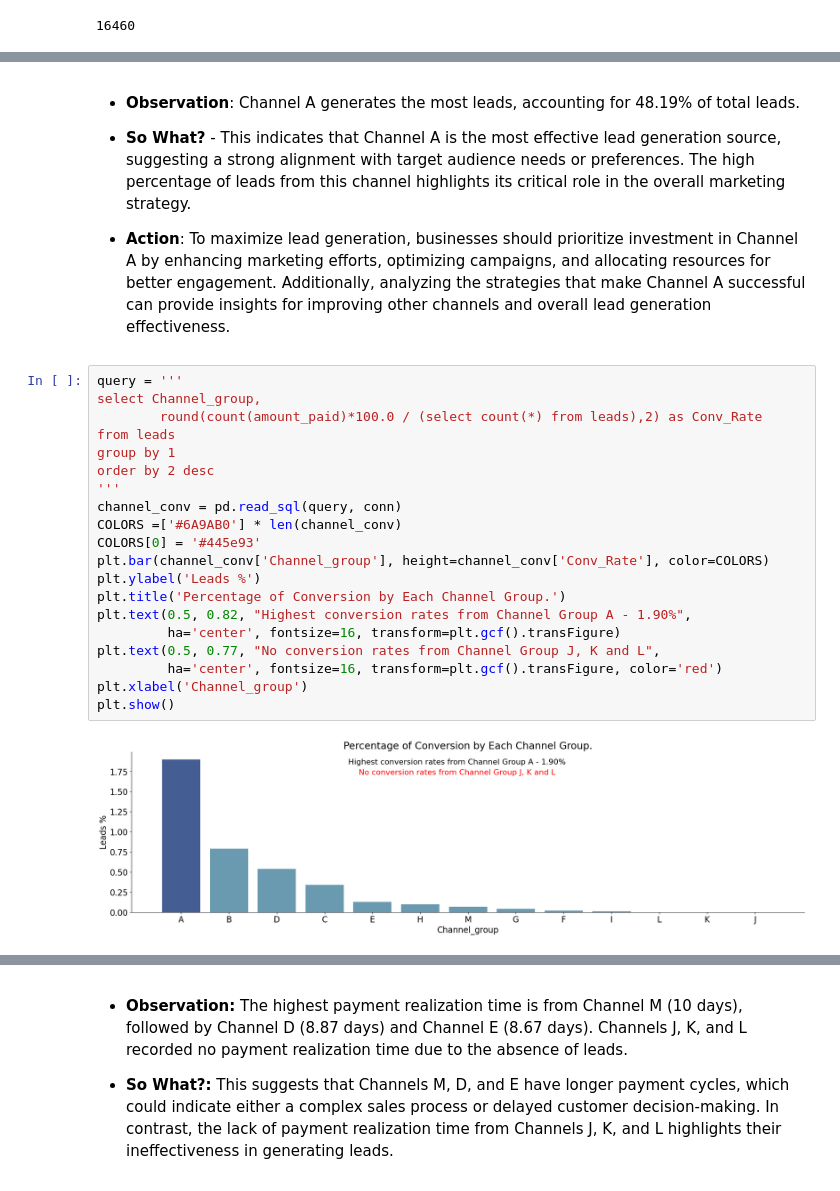
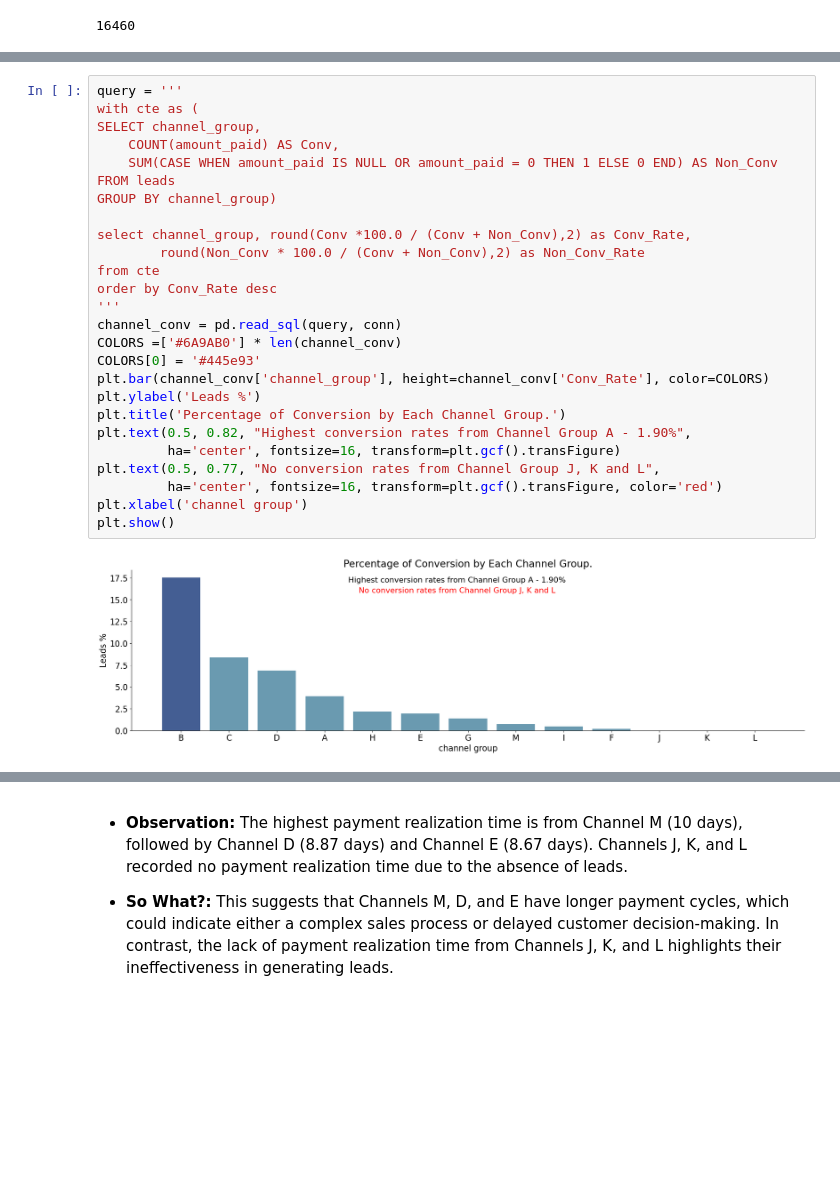
Before and after one commit to dakshbhatnagar/projects, a Jupyter notebook: lead_acquisition/analysis.ipynb, the cells around one changed output, grey strips where cells are left out. Cells and saved outputs as stored; diff of their text form; blank space fills up the shorter version.

```diff
--- a/lead_acquisition/analysis.ipynb
+++ b/lead_acquisition/analysis.ipynb
@@ -127,29 +183,28 @@ Channel_group
-# %% [markdown]
-
-- **Observation**: Channel A generates the most leads, accounting for 48.19% of total leads.
-
-- **So What?** - This indicates that Channel A is the most effective lead generation source, suggesting a strong alignment with target audience needs or preferences. The high percentage of leads from this channel highlights its critical role in the overall marketing strategy.
-
-- **Action**: To maximize lead generation, businesses should prioritize investment in Channel A by enhancing marketing efforts, optimizing campaigns, and allocating resources for better engagement. Additionally, analyzing the strategies that make Channel A successful can provide insights for improving other channels and overall lead generation effectiveness.
 # %%
 query = '''
-select Channel_group,
-        round(count(amount_paid)*100.0 / (select count(*) from leads),2) as Conv_Rate
-from leads
-group by 1
-order by 2 desc
+with cte as (
+SELECT channel_group,
+    COUNT(amount_paid) AS Conv,
+    SUM(CASE WHEN amount_paid IS NULL OR amount_paid = 0 THEN 1 ELSE 0 END) AS Non_Conv
+FROM leads
+GROUP BY channel_group)
+
+select channel_group, round(Conv *100.0 / (Conv + Non_Conv),2) as Conv_Rate,
+        round(Non_Conv * 100.0 / (Conv + Non_Conv),2) as Non_Conv_Rate
+from cte
+order by Conv_Rate desc
 '''
 channel_conv = pd.read_sql(query, conn)
 COLORS =['#6A9AB0'] * len(channel_conv)
 COLORS[0] = '#445e93'
-plt.bar(channel_conv['Channel_group'], height=channel_conv['Conv_Rate'], color=COLORS)
+plt.bar(channel_conv['channel_group'], height=channel_conv['Conv_Rate'], color=COLORS)
 plt.ylabel('Leads %')
 plt.title('Percentage of Conversion by Each Channel Group.')
 plt.text(0.5, 0.82, "Highest conversion rates from Channel Group A - 1.90%",
          ha='center', fontsize=16, transform=plt.gcf().transFigure)
 plt.text(0.5, 0.77, "No conversion rates from Channel Group J, K and L",
          ha='center', fontsize=16, transform=plt.gcf().transFigure, color='red')
-plt.xlabel('Channel_group')
+plt.xlabel('channel group')
 plt.show()
 # %% [output]
-[figure, old version]
+[figure, new version]
```
Also changed, not shown: parts of 41 cells of this notebook, 2 other files.
